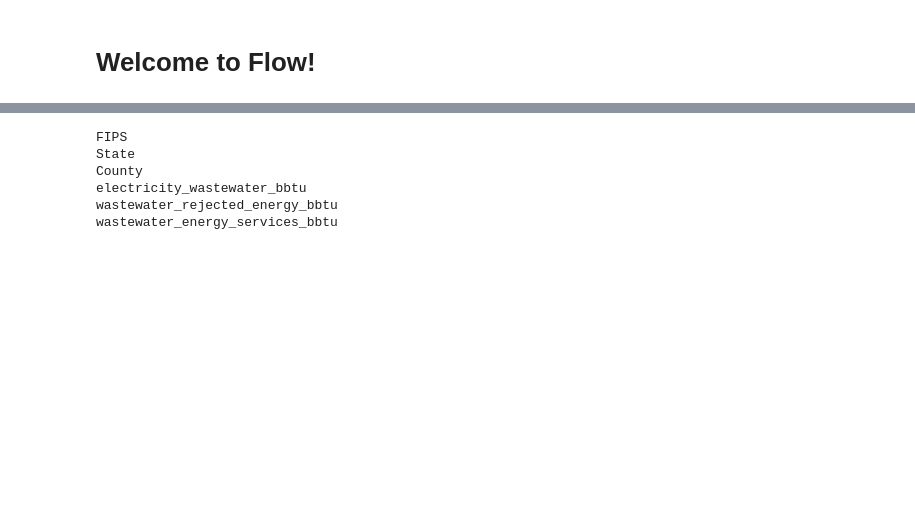
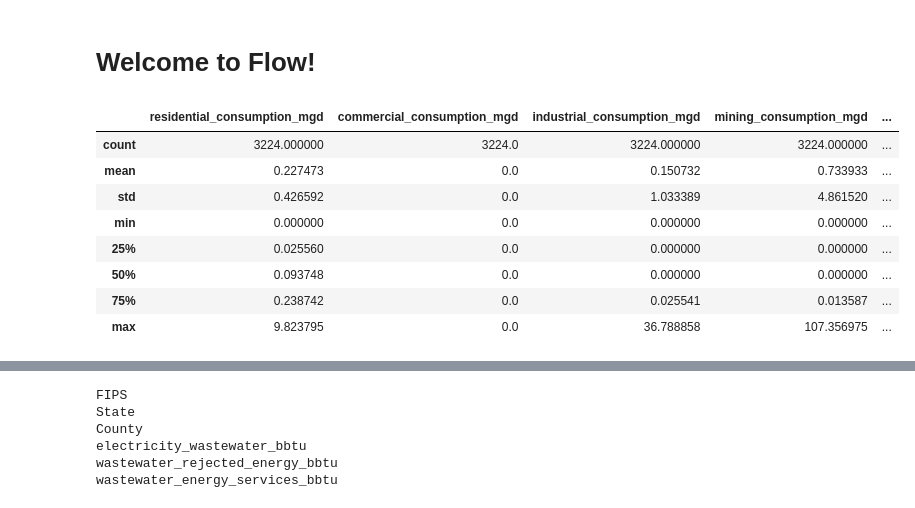
Before and after one commit to pnnl/interflow, a Jupyter notebook: flow_notebook.ipynb, the cells around one changed output, grey strips where cells are left out. Saved outputs shown, nothing was run; the diff lists cells and outputs as text; code cells hidden in the pictures; blank space fills up the shorter version.

Commit message:
add sector water discharge

```diff
--- a/flow_notebook.ipynb
+++ b/flow_notebook.ipynb
@@ -6,4 +6,18 @@ import numpy as np
 import matplotlib as plt
 
 import flow
+# %%
+data = flow.configure_data()
+df = flow.calc_sectoral_use_water_discharge(data=data, total=True)
+df.describe()
+# %% [output]
+|  | residential_consumption_mgd | commercial_consumption_mgd | industrial_consumption_mgd | mining_consumption_mgd | ... |
+| count | 3224.000000 | 3224.0 | 3224.000000 | 3224.000000 | ... |
+| mean | 0.227473 | 0.0 | 0.150732 | 0.733933 | ... |
+| std | 0.426592 | 0.0 | 1.033389 | 4.861520 | ... |
+| min | 0.000000 | 0.0 | 0.000000 | 0.000000 | ... |
+| 25% | 0.025560 | 0.0 | 0.000000 | 0.000000 | ... |
+| 50% | 0.093748 | 0.0 | 0.000000 | 0.000000 | ... |
+| 75% | 0.238742 | 0.0 | 0.025541 | 0.013587 | ... |
+| max | 9.823795 | 0.0 | 36.788858 | 107.356975 | ... |
 # %%
```
Also changed, not shown: parts of 1 cell of this notebook, 2 other files.
